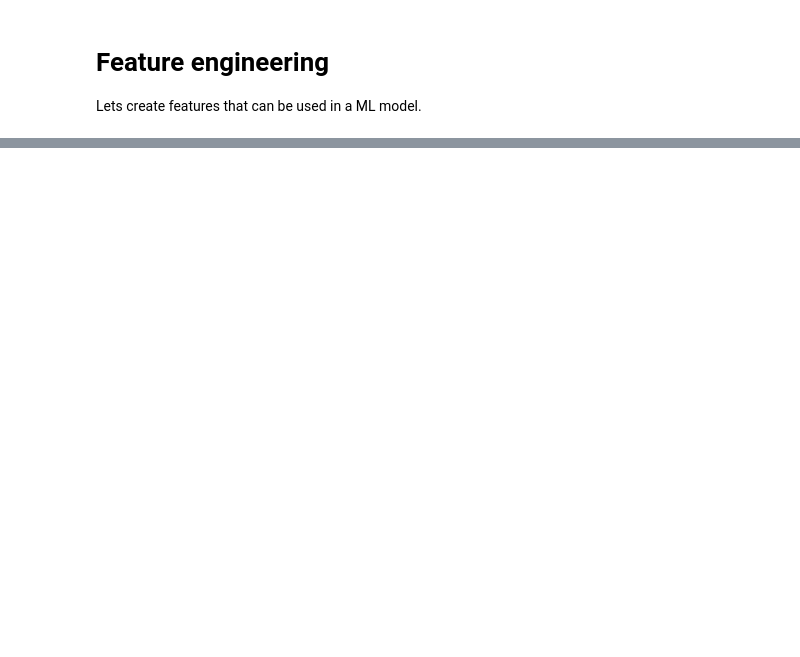
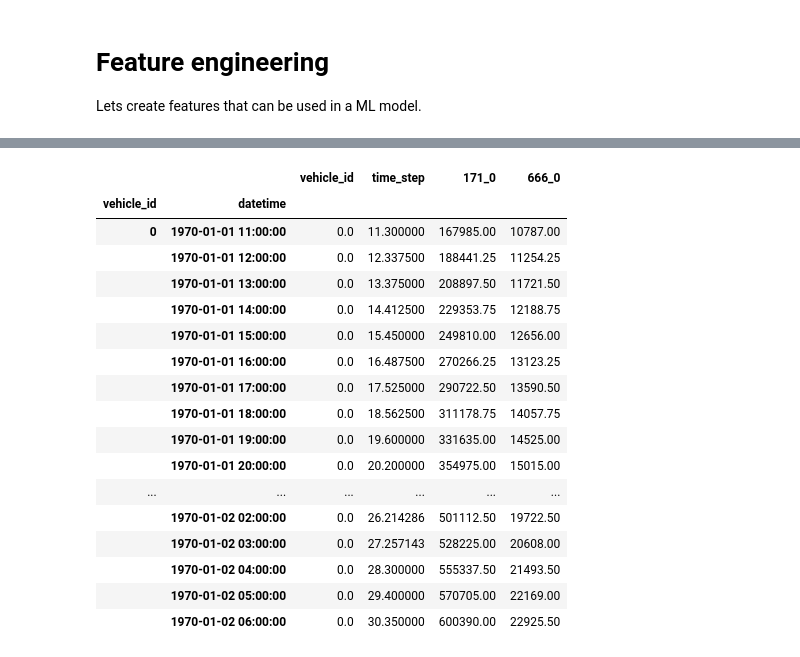
Before and after one commit to cerionXLII/ComponentX, a Jupyter notebook: src/componentX.ipynb, the cells around one changed output, grey strips where cells are left out. Saved outputs shown, nothing was run; the diff lists cells and outputs as text; code cells hidden in the pictures; blank space fills up the shorter version.

```diff
--- a/src/componentX.ipynb
+++ b/src/componentX.ipynb
@@ -453,0 +493,10 @@ Lets create features that can be used in a ML model.
+# %%
+# Join the specifications for the vehicles, then one hot encode the categorical variables
+dfTrain = pd.merge(dfTrain, specificationsTrain, on = 'vehicle_id', how='left')
+
+cols = ['Spec_0', 'Spec_1', 'Spec_2', 'Spec_3', 'Spec_4', 'Spec_5', 'Spec_6', 'Spec_7'] #Categorical columns with specifications
+# One hot encode them
+dfTrain = pd.get_dummies(dfTrain, columns = cols, dtype=np.float16)
+
+#Drop the bool columns
+dfTrain = dfTrain.drop(columns = cols)
@@ -453,0 +515,4 @@ Lets create features that can be used in a ML model.
+# %%
+df = dfTrain[['vehicle_id', 'time_step', '171_0', '666_0']].copy()
+df['datetime'] = pd.to_datetime(df['time_step'], unit='h')
+df = df.set_index('datetime')
@@ -453,0 +529,23 @@ Lets create features that can be used in a ML model.
+# %%
+df2 = df.groupby('vehicle_id').resample('H', kind='timestamp').mean().interpolate()
+# %%
+df2.head(20)
+# %% [output]
+|  |  | vehicle_id | time_step | 171_0 | 666_0 |
+| vehicle_id | datetime |  |  |  |  |
+| 0 | 1970-01-01 11:00:00 | 0.0 | 11.300000 | 167985.00 | 10787.00 |
+|  | 1970-01-01 12:00:00 | 0.0 | 12.337500 | 188441.25 | 11254.25 |
+|  | 1970-01-01 13:00:00 | 0.0 | 13.375000 | 208897.50 | 11721.50 |
+|  | 1970-01-01 14:00:00 | 0.0 | 14.412500 | 229353.75 | 12188.75 |
+|  | 1970-01-01 15:00:00 | 0.0 | 15.450000 | 249810.00 | 12656.00 |
+|  | 1970-01-01 16:00:00 | 0.0 | 16.487500 | 270266.25 | 13123.25 |
+|  | 1970-01-01 17:00:00 | 0.0 | 17.525000 | 290722.50 | 13590.50 |
+|  | 1970-01-01 18:00:00 | 0.0 | 18.562500 | 311178.75 | 14057.75 |
+|  | 1970-01-01 19:00:00 | 0.0 | 19.600000 | 331635.00 | 14525.00 |
+|  | 1970-01-01 20:00:00 | 0.0 | 20.200000 | 354975.00 | 15015.00 |
+| ... | ... | ... | ... | ... | ... |
+|  | 1970-01-02 02:00:00 | 0.0 | 26.214286 | 501112.50 | 19722.50 |
+|  | 1970-01-02 03:00:00 | 0.0 | 27.257143 | 528225.00 | 20608.00 |
+|  | 1970-01-02 04:00:00 | 0.0 | 28.300000 | 555337.50 | 21493.50 |
+|  | 1970-01-02 05:00:00 | 0.0 | 29.400000 | 570705.00 | 22169.00 |
+|  | 1970-01-02 06:00:00 | 0.0 | 30.350000 | 600390.00 | 22925.50 |
```
Also changed, not shown: parts of 11 cells of this notebook.
